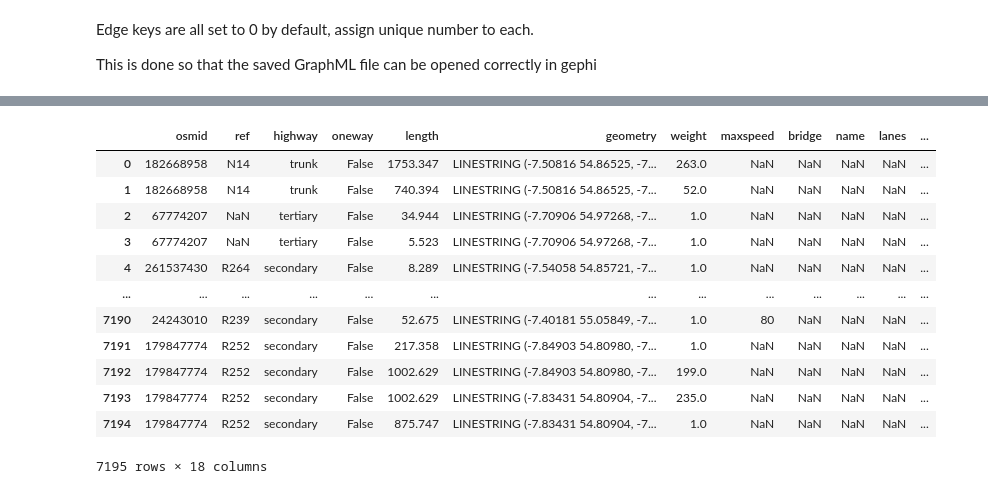
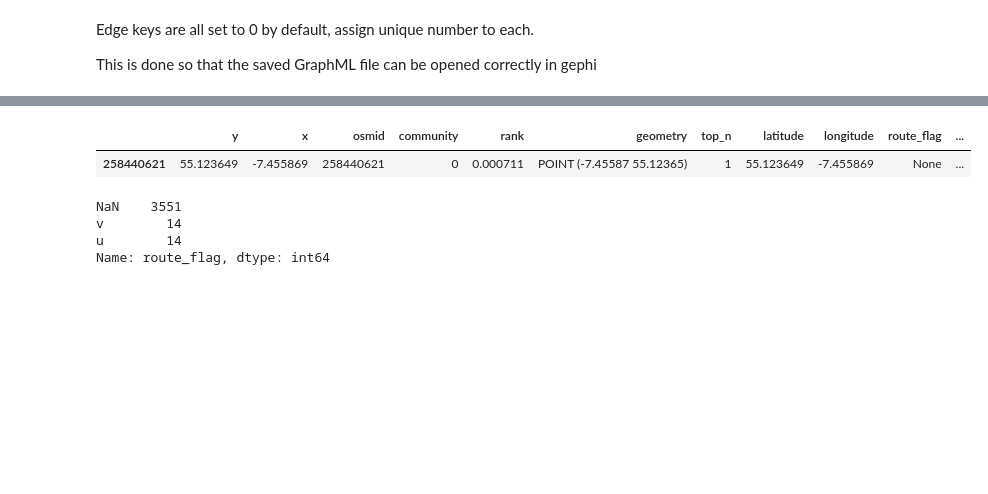
Before and after one commit to ancodia/donegal-bus-routes, a Jupyter notebook: route_planning/notebooks/node_ranking.ipynb, the cells around one changed output, grey strips where cells are left out. Cells and saved outputs as stored; diff of their text form; code cells hidden in the pictures; blank space fills up the shorter version.

```diff
--- a/route_planning/notebooks/node_ranking.ipynb
+++ b/route_planning/notebooks/node_ranking.ipynb
@@ -69,7 +69,7 @@ The 10 highest ranked nodes in each community will be found to give a choice of
 community_nodes = []
 for label in community_labels:
     nodes_df = nodes[nodes["community"] == label]
-    nodes_df = helper.get_n_highest_ranked_nodes_in_community(nodes_df, 10)
+    nodes_df = helper.get_n_highest_ranked_nodes_in_community(nodes_df, 15)
     community_nodes.append(nodes_df)
 len(community_nodes)
 # %% [output]
@@ -90,0 +93,7 @@ nodes = pd.concat(community_nodes)
+# %%
+nodes = pd.concat(community_nodes)
+nodes["latitude"] = nodes["y"]
+nodes["longitude"] = nodes["x"]
+
+G = ox.graph_from_gdfs(nodes, edges)
+ox.save_graphml(G, filepath=f"{config.rp_graphml_path}/nodes_ranked.graphml")
@@ -91,2 +129,25 @@ nodes = pd.concat(community_nodes)
+# %%
+nx.set_node_attributes(G, None, "route_flag")
+
+nodes, edges = ox.graph_to_gdfs(G)
+# %%
+nodes[(nodes["community"] == "0") & (nodes["top_n"] == 1)]#["route_flag"]
+# %% [output]
+|  | y | x | osmid | community | rank | geometry | top_n | latitude | longitude | route_flag | ... |
+| 258440621 | 55.123649 | -7.455869 | 258440621 | 0 | 0.000711 | POINT (-7.45587 55.12365) | 1 | 55.123649 | -7.455869 | None | ... |
+# %%
+for index, row in route_nodes.iterrows():
+    nodes.loc[
+        (nodes["community"] == str(row["community"]))
+        & (nodes["top_n"] == row["u"]), "route_flag"] = "u"
+    nodes.loc[
+        (nodes["community"] == str(row["community"]))
+        & (nodes["top_n"] == row["v"]), "route_flag"] = "v"
+nodes["route_flag"].value_counts(dropna=False)
+# %% [output]
+NaN    3551
+v        14
+u        14
+Name: route_flag, dtype: int64
 # %%
 G = ox.graph_from_gdfs(nodes, edges)
@@ -94,16 +154,0 @@ ox.save_graphml(G, filepath=f"{config.rp_graphml_path}/nodes_ranked.graphml")
-# %%
-edges
-# %% [output]
-|  | osmid | ref | highway | oneway | length | geometry | weight | maxspeed | bridge | name | lanes | ... |
-| 0 | 182668958 | N14 | trunk | False | 1753.347 | LINESTRING (-7.50816 54.86525, -7... | 263.0 | NaN | NaN | NaN | NaN | ... |
-| 1 | 182668958 | N14 | trunk | False | 740.394 | LINESTRING (-7.50816 54.86525, -7... | 52.0 | NaN | NaN | NaN | NaN | ... |
-| 2 | 67774207 | NaN | tertiary | False | 34.944 | LINESTRING (-7.70906 54.97268, -7... | 1.0 | NaN | NaN | NaN | NaN | ... |
-| 3 | 67774207 | NaN | tertiary | False | 5.523 | LINESTRING (-7.70906 54.97268, -7... | 1.0 | NaN | NaN | NaN | NaN | ... |
-| 4 | 261537430 | R264 | secondary | False | 8.289 | LINESTRING (-7.54058 54.85721, -7... | 1.0 | NaN | NaN | NaN | NaN | ... |
-| ... | ... | ... | ... | ... | ... | ... | ... | ... | ... | ... | ... | ... |
-| 7190 | 24243010 | R239 | secondary | False | 52.675 | LINESTRING (-7.40181 55.05849, -7... | 1.0 | 80 | NaN | NaN | NaN | ... |
-| 7191 | 179847774 | R252 | secondary | False | 217.358 | LINESTRING (-7.84903 54.80980, -7... | 1.0 | NaN | NaN | NaN | NaN | ... |
-| 7192 | 179847774 | R252 | secondary | False | 1002.629 | LINESTRING (-7.84903 54.80980, -7... | 199.0 | NaN | NaN | NaN | NaN | ... |
-| 7193 | 179847774 | R252 | secondary | False | 1002.629 | LINESTRING (-7.83431 54.80904, -7... | 235.0 | NaN | NaN | NaN | NaN | ... |
-| 7194 | 179847774 | R252 | secondary | False | 875.747 | LINESTRING (-7.83431 54.80904, -7... | 1.0 | NaN | NaN | NaN | NaN | ... |
-7195 rows × 18 columns
```
Also changed, not shown: parts of 12 cells of this notebook, 3 other files.
